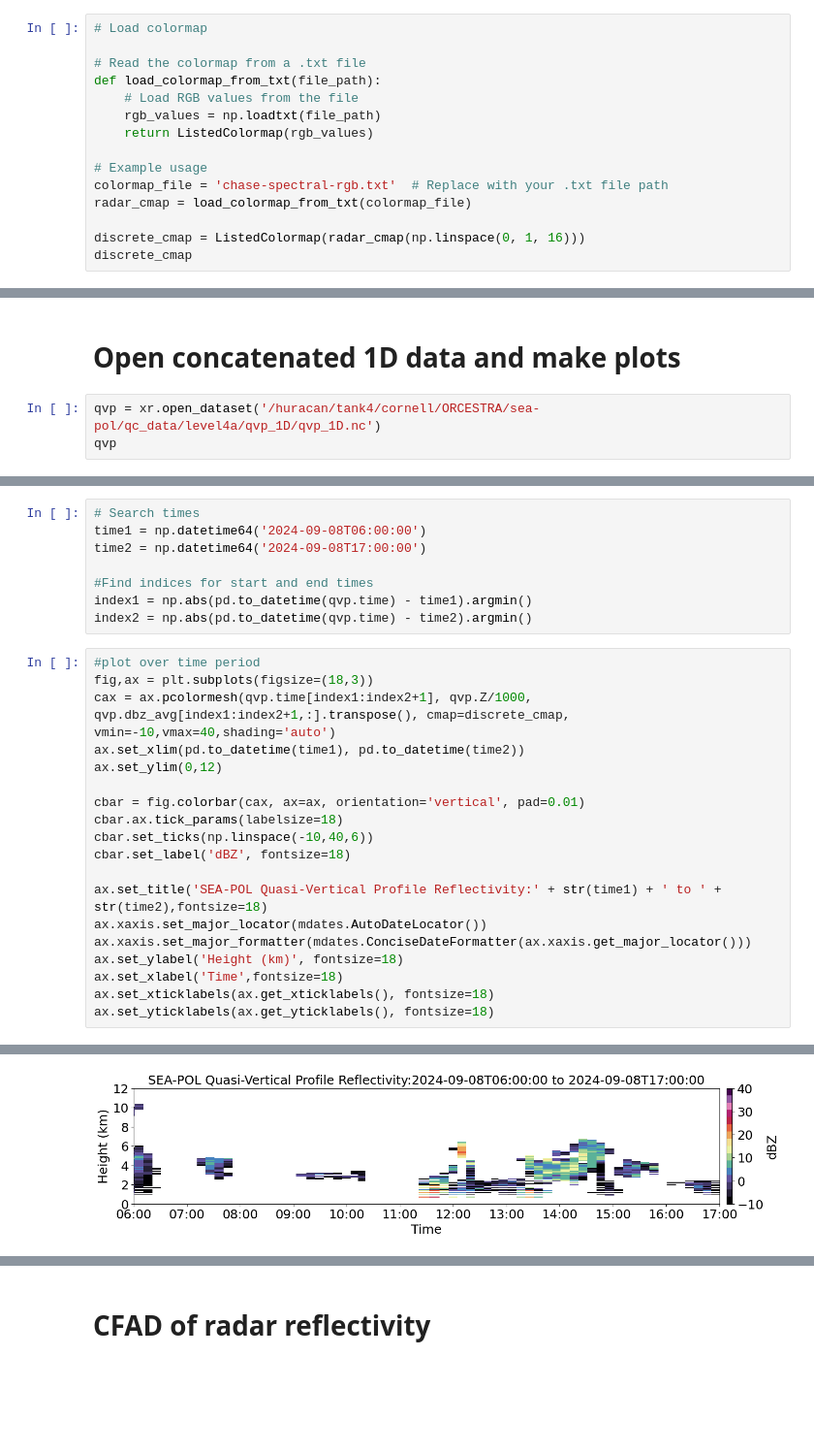
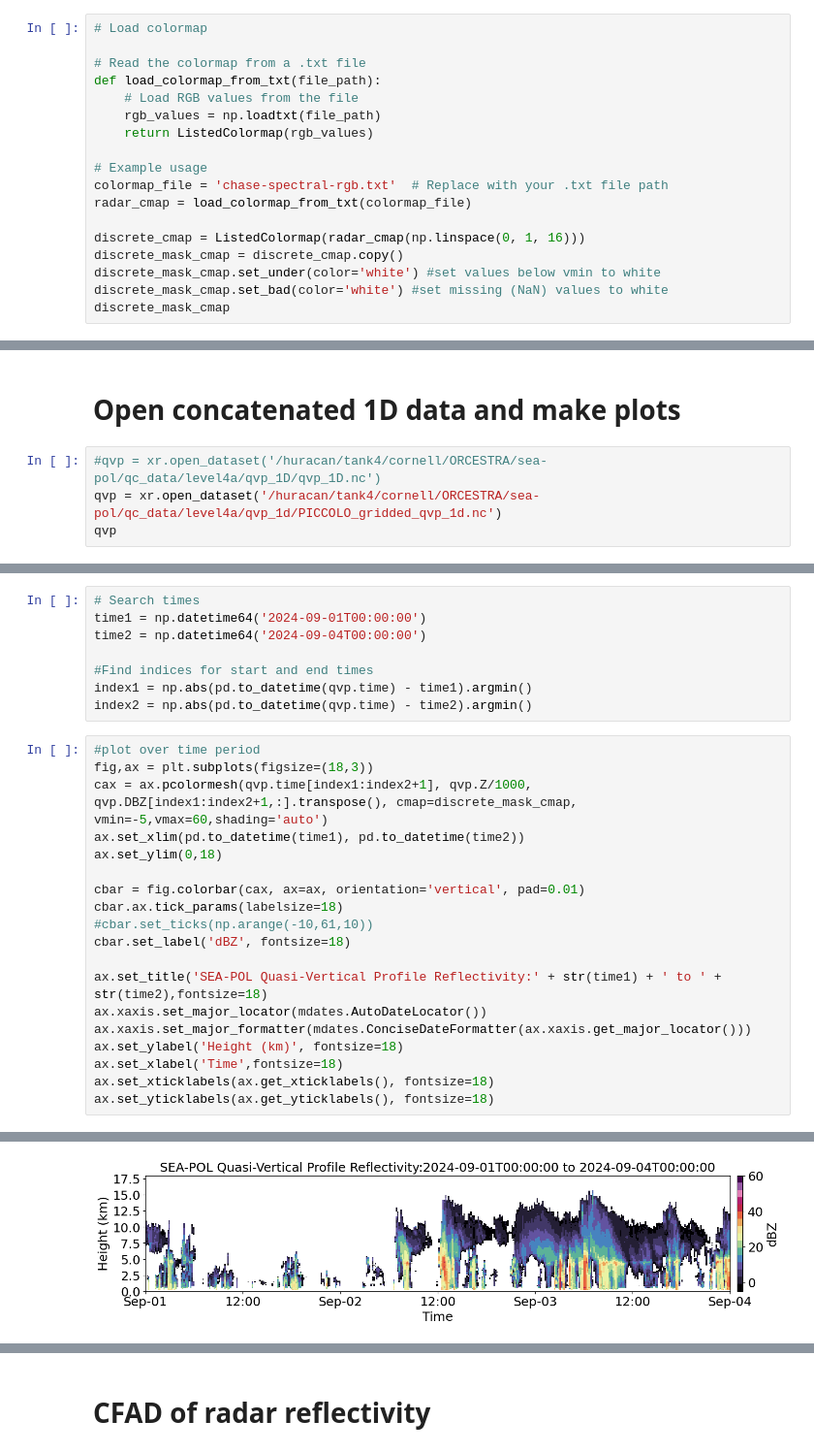
Before and after one commit to allison-wing/PICCOLO, a Jupyter notebook: process_SEAPOL_QVP.ipynb, the cells around one changed output, grey strips where cells are left out. Shown at 97% size. Cells and saved outputs as stored; diff of their text form; blank space fills up the shorter version.

```diff
--- a/process_SEAPOL_QVP.ipynb
+++ b/process_SEAPOL_QVP.ipynb
@@ -38,7 +38,10 @@ colormap_file = 'chase-spectral-rgb.txt'  # Replace with your .txt file path
 radar_cmap = load_colormap_from_txt(colormap_file)
 
 discrete_cmap = ListedColormap(radar_cmap(np.linspace(0, 1, 16)))
-discrete_cmap
+discrete_mask_cmap = discrete_cmap.copy()
+discrete_mask_cmap.set_under(color='white') #set values below vmin to white
+discrete_mask_cmap.set_bad(color='white') #set missing (NaN) values to white
+discrete_mask_cmap
 # %% [output]
 [figure]
 # %% [markdown]
@@ -170,6 +137,7 @@ qvp.to_netcdf('/huracan/tank4/cornell/ORCESTRA/sea-pol/qc_data/level4a/qvp_1D/qv
 # %% [markdown]
 # Open concatenated 1D data and make plots
 # %%
-qvp = xr.open_dataset('/huracan/tank4/cornell/ORCESTRA/sea-pol/qc_data/level4a/qvp_1D/qvp_1D.nc')
+#qvp = xr.open_dataset('/huracan/tank4/cornell/ORCESTRA/sea-pol/qc_data/level4a/qvp_1D/qvp_1D.nc')
+qvp = xr.open_dataset('/huracan/tank4/cornell/ORCESTRA/sea-pol/qc_data/level4a/qvp_1d/PICCOLO_gridded_qvp_1d.nc')
 qvp
 # %% [output]
@@ -212,7 +193,7 @@ ax.set_xlim(pd.to_datetime('2024-08-16T00:00:00'), pd.to_datetime('2024-09-24T00
 # %%
 # Search times
-time1 = np.datetime64('2024-09-08T06:00:00')
-time2 = np.datetime64('2024-09-08T17:00:00')
+time1 = np.datetime64('2024-09-01T00:00:00')
+time2 = np.datetime64('2024-09-04T00:00:00')
 
 #Find indices for start and end times
 index1 = np.abs(pd.to_datetime(qvp.time) - time1).argmin()
@@ -220,13 +201,13 @@ index2 = np.abs(pd.to_datetime(qvp.time) - time2).argmin()
 # %%
 #plot over time period
 fig,ax = plt.subplots(figsize=(18,3))
-cax = ax.pcolormesh(qvp.time[index1:index2+1], qvp.Z/1000, qvp.dbz_avg[index1:index2+1,:].transpose(), cmap=discrete_cmap, vmin=-10,vmax=40,shading='auto')
+cax = ax.pcolormesh(qvp.time[index1:index2+1], qvp.Z/1000, qvp.DBZ[index1:index2+1,:].transpose(), cmap=discrete_mask_cmap, vmin=-5,vmax=60,shading='auto')
 ax.set_xlim(pd.to_datetime(time1), pd.to_datetime(time2))
-ax.set_ylim(0,12)
+ax.set_ylim(0,18)
 
 cbar = fig.colorbar(cax, ax=ax, orientation='vertical', pad=0.01)
 cbar.ax.tick_params(labelsize=18)
-cbar.set_ticks(np.linspace(-10,40,6))
+#cbar.set_ticks(np.arange(-10,61,10))
 cbar.set_label('dBZ', fontsize=18)
 
 ax.set_title('SEA-POL Quasi-Vertical Profile Reflectivity:' + str(time1) + ' to ' + str(time2),fontsize=18)
@@ -247 +230 @@ ax.set_yticklabels(ax.get_yticklabels(), fontsize=18)
-[figure, old version]
+[figure, new version]
```
Also changed, not shown: parts of 11 cells of this notebook.
